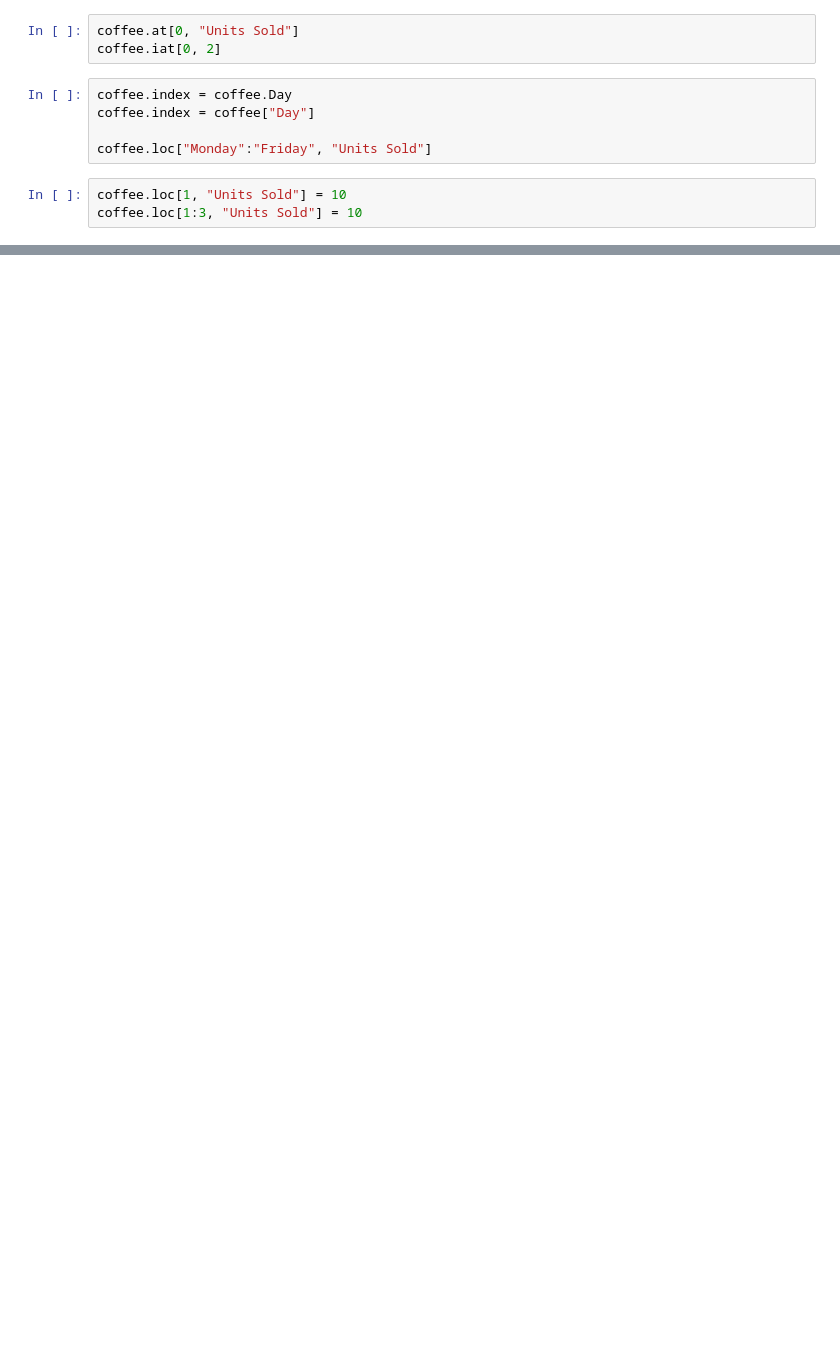
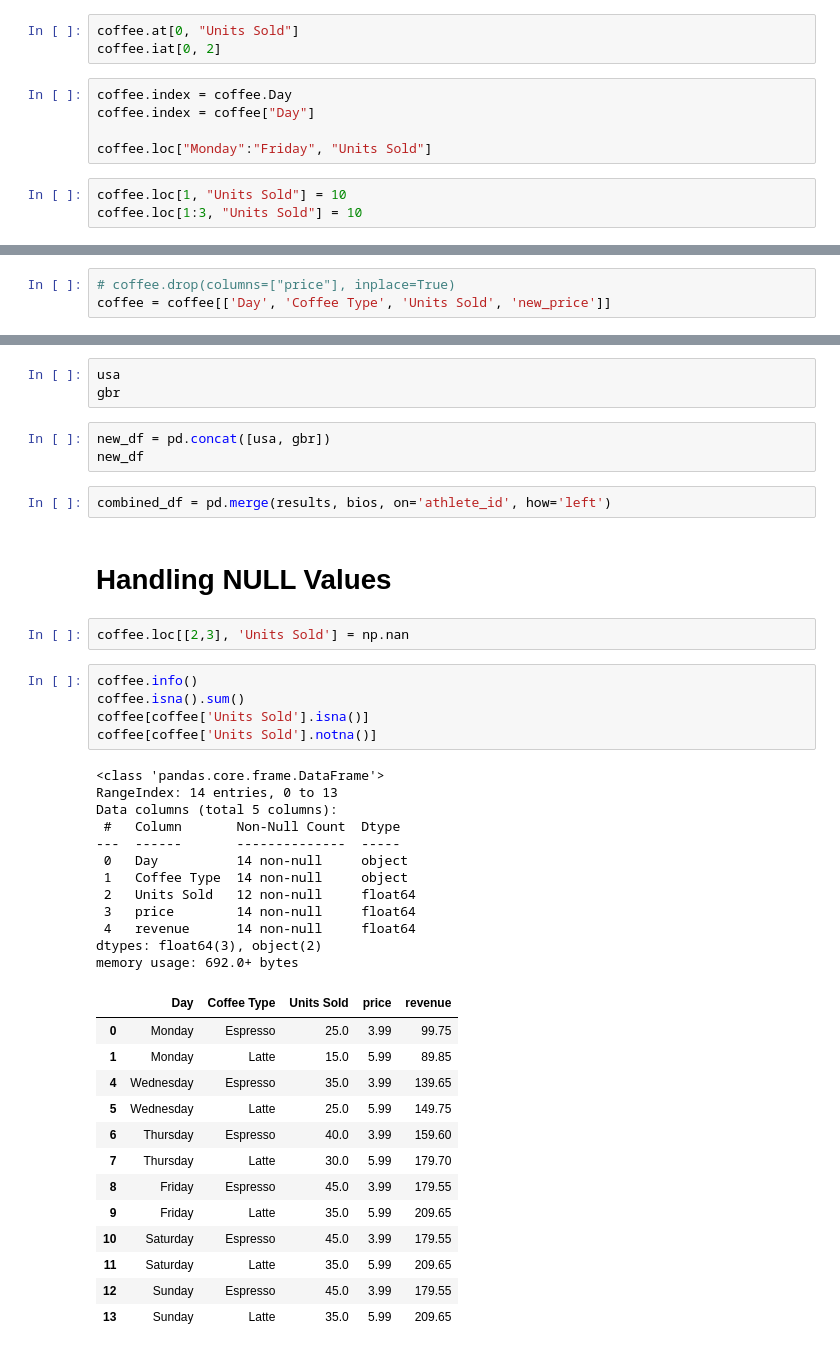
Before and after one commit to MahmudGalib7/AI-Olympiad, a Jupyter notebook: data_analysis/notebook/learning_pandas.ipynb, the cells around one changed output, grey strips where cells are left out. Saved outputs shown, nothing was run; the diff lists cells and outputs as text; blank space fills up the shorter version.

Commit message:
feat(learning_pandas.ipynb): added new python library pandas features

```diff
--- a/data_analysis/notebook/learning_pandas.ipynb
+++ b/data_analysis/notebook/learning_pandas.ipynb
@@ -87,0 +119,3 @@ coffee.loc[1:3, "Units Sold"] = 10
+# %%
+# coffee.drop(columns=["price"], inplace=True)
+coffee = coffee[['Day', 'Coffee Type', 'Units Sold', 'new_price']]
@@ -107,0 +163,43 @@ coffee
+# %%
+usa
+gbr
+# %%
+new_df = pd.concat([usa, gbr])
+new_df
+# %%
+combined_df = pd.merge(results, bios, on='athlete_id', how='left')
+# %% [markdown]
+# Handling NULL Values
+# %%
+coffee.loc[[2,3], 'Units Sold'] = np.nan
+# %%
+coffee.info()
+coffee.isna().sum()
+coffee[coffee['Units Sold'].isna()]
+coffee[coffee['Units Sold'].notna()]
+# %% [output]
+<class 'pandas.core.frame.DataFrame'>
+RangeIndex: 14 entries, 0 to 13
+Data columns (total 5 columns):
+ #   Column       Non-Null Count  Dtype
+---  ------       --------------  -----
+ 0   Day          14 non-null     object
+ 1   Coffee Type  14 non-null     object
+ 2   Units Sold   12 non-null     float64
+ 3   price        14 non-null     float64
+ 4   revenue      14 non-null     float64
+dtypes: float64(3), object(2)
+memory usage: 692.0+ bytes
+|  | Day | Coffee Type | Units Sold | price | revenue |
+| 0 | Monday | Espresso | 25.0 | 3.99 | 99.75 |
+| 1 | Monday | Latte | 15.0 | 5.99 | 89.85 |
+| 4 | Wednesday | Espresso | 35.0 | 3.99 | 139.65 |
+| 5 | Wednesday | Latte | 25.0 | 5.99 | 149.75 |
+| 6 | Thursday | Espresso | 40.0 | 3.99 | 159.60 |
+| 7 | Thursday | Latte | 30.0 | 5.99 | 179.70 |
+| 8 | Friday | Espresso | 45.0 | 3.99 | 179.55 |
+| 9 | Friday | Latte | 35.0 | 5.99 | 209.65 |
+| 10 | Saturday | Espresso | 45.0 | 3.99 | 179.55 |
+| 11 | Saturday | Latte | 35.0 | 5.99 | 209.65 |
+| 12 | Sunday | Espresso | 45.0 | 3.99 | 179.55 |
+| 13 | Sunday | Latte | 35.0 | 5.99 | 209.65 |
```
Also changed, not shown: parts of 42 cells of this notebook.
